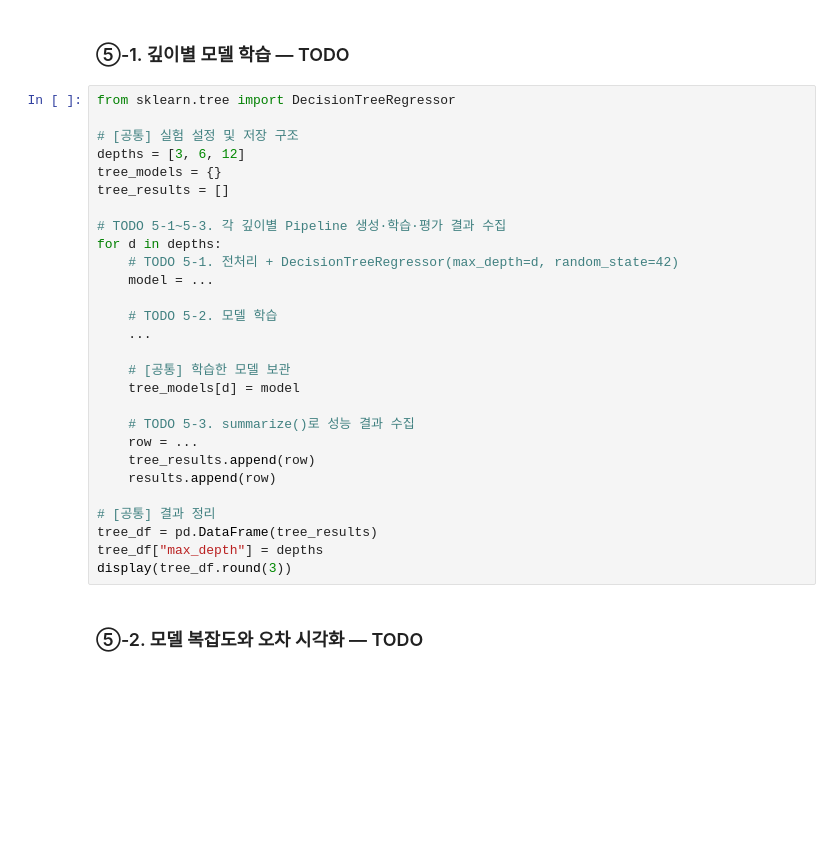
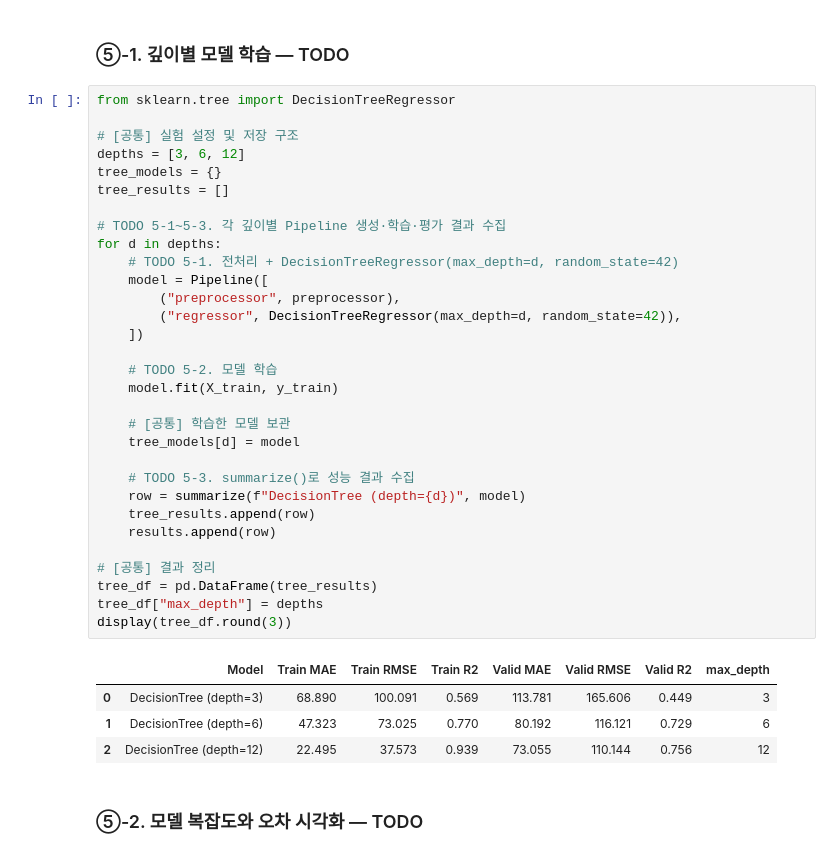
Before and after one commit to Kim-ms/ai-mini-projects, a Jupyter notebook: mini-project-01/code/01_regression_bike_demand.ipynb, the cells around one changed output. Cells and saved outputs as stored; diff of their text form; blank space fills up the shorter version.

```diff
--- a/mini-project-01/code/01_regression_bike_demand.ipynb
+++ b/mini-project-01/code/01_regression_bike_demand.ipynb
@@ -515,31 +515,39 @@ pd.DataFrame(results).round(3)
 # %%
 from sklearn.tree import DecisionTreeRegressor
 
 # [공통] 실험 설정 및 저장 구조
 depths = [3, 6, 12]
 tree_models = {}
 tree_results = []
 
 # TODO 5-1~5-3. 각 깊이별 Pipeline 생성·학습·평가 결과 수집
 for d in depths:
     # TODO 5-1. 전처리 + DecisionTreeRegressor(max_depth=d, random_state=42)
-    model = ...
+    model = Pipeline([
+        ("preprocessor", preprocessor),
+        ("regressor", DecisionTreeRegressor(max_depth=d, random_state=42)),
+    ])
 
     # TODO 5-2. 모델 학습
-    ...
+    model.fit(X_train, y_train)
 
     # [공통] 학습한 모델 보관
     tree_models[d] = model
 
     # TODO 5-3. summarize()로 성능 결과 수집
-    row = ...
+    row = summarize(f"DecisionTree (depth={d})", model)
     tree_results.append(row)
     results.append(row)
 
 # [공통] 결과 정리
 tree_df = pd.DataFrame(tree_results)
 tree_df["max_depth"] = depths
 display(tree_df.round(3))
+# %% [output]
+|  | Model | Train MAE | Train RMSE | Train R2 | Valid MAE | Valid RMSE | Valid R2 | max_depth |
+| 0 | DecisionTree (depth=3) | 68.890 | 100.091 | 0.569 | 113.781 | 165.606 | 0.449 | 3 |
+| 1 | DecisionTree (depth=6) | 47.323 | 73.025 | 0.770 | 80.192 | 116.121 | 0.729 | 6 |
+| 2 | DecisionTree (depth=12) | 22.495 | 37.573 | 0.939 | 73.055 | 110.144 | 0.756 | 12 |
 # %% [markdown]
 ### ⑤-2. 모델 복잡도와 오차 시각화 — TODO
 # %%
```
Also changed, not shown: parts of 1 cell of this notebook.
